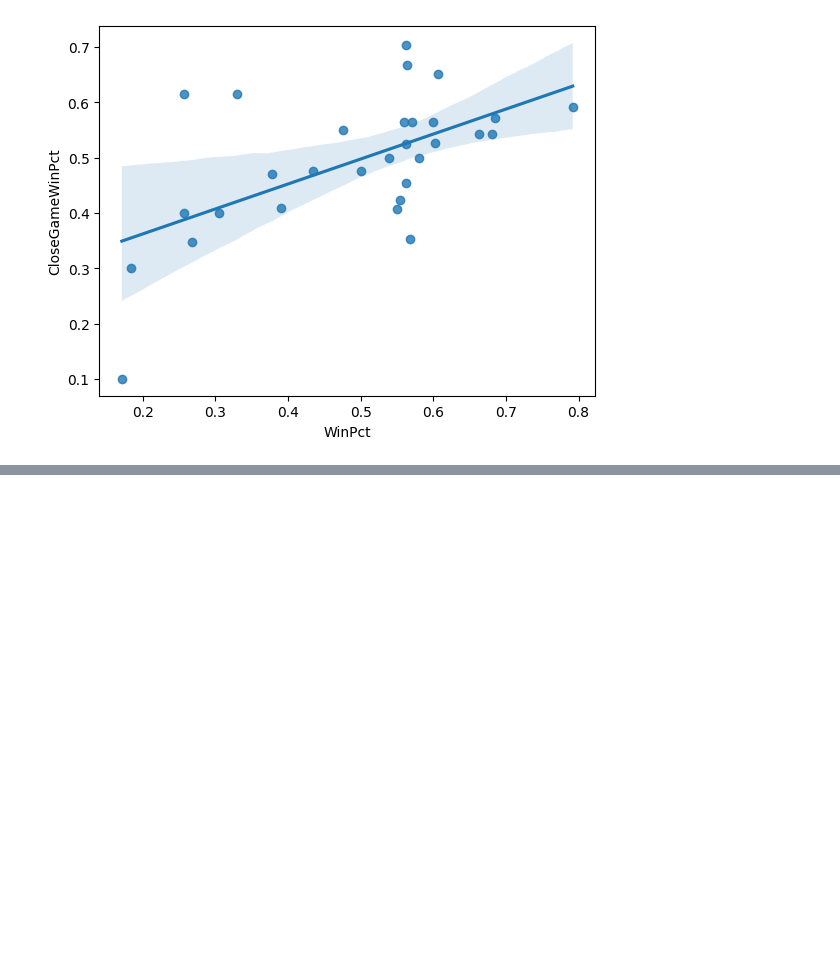
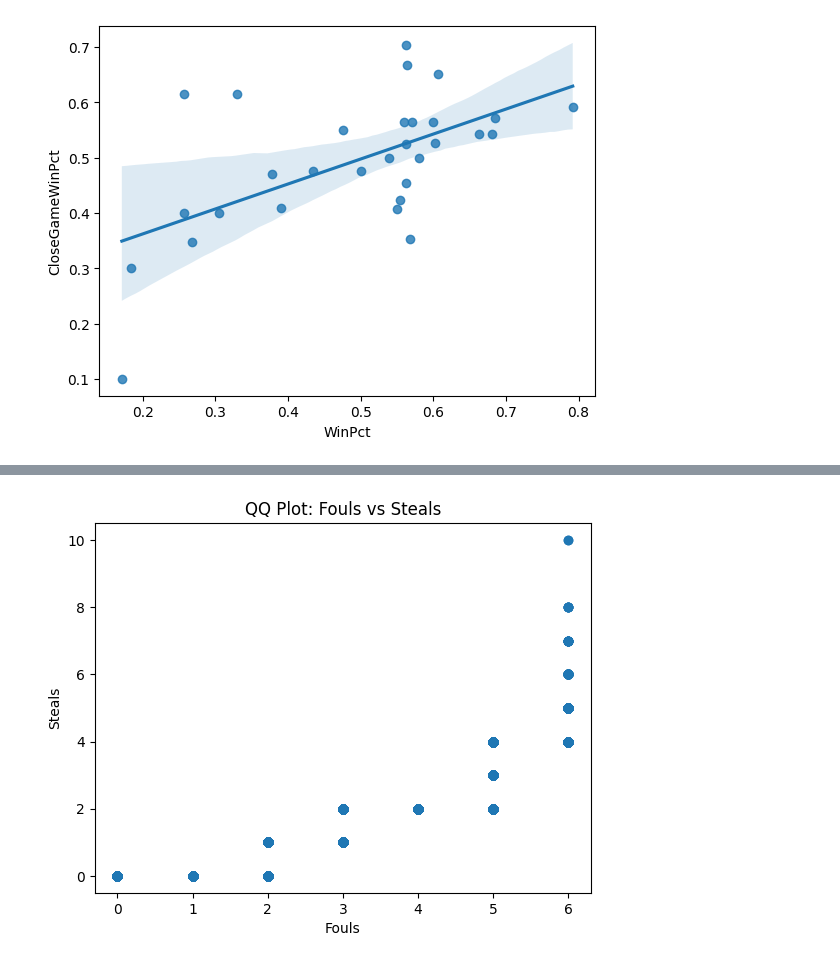
Before and after one commit to jordanranji/Data-Mining-Group-Project, a Jupyter notebook: Milestone 2/summary_statistics.ipynb, the cells around one changed output, grey strips where cells are left out. Cells and saved outputs as stored; diff of their text form; code cells hidden in the pictures; blank space fills up the shorter version.

```diff
--- a/Milestone 2/summary_statistics.ipynb
+++ b/Milestone 2/summary_statistics.ipynb
@@ -25,0 +176,15 @@ WinPct                   0.57977  1.00000
+# %%
+#Third personal fouls vs steals
+
+x = boxscore["PF"]
+y = boxscore["STL"]
+
+x = np.sort(x)
+y = np.sort(y)
+plt.scatter(x, y)
+plt.title("QQ Plot: Fouls vs Steals")
+plt.xlabel("Fouls")
+plt.ylabel("Steals")
+plt.show()
+# %% [output]
+[figure, added]
```
Also changed, not shown: parts of 12 cells of this notebook, 35 other files.
